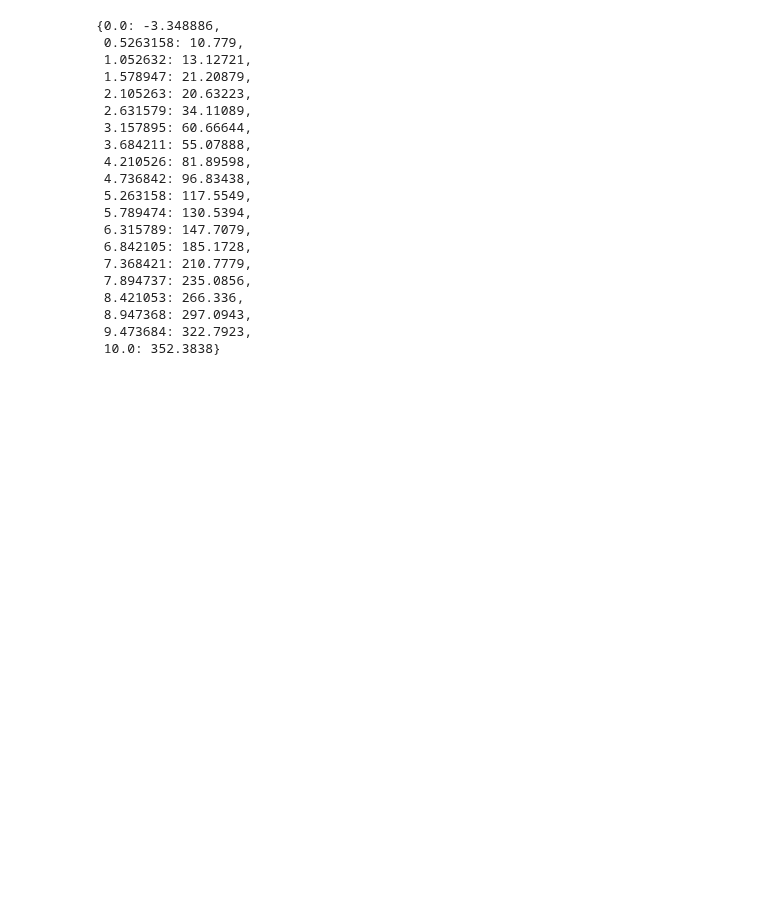
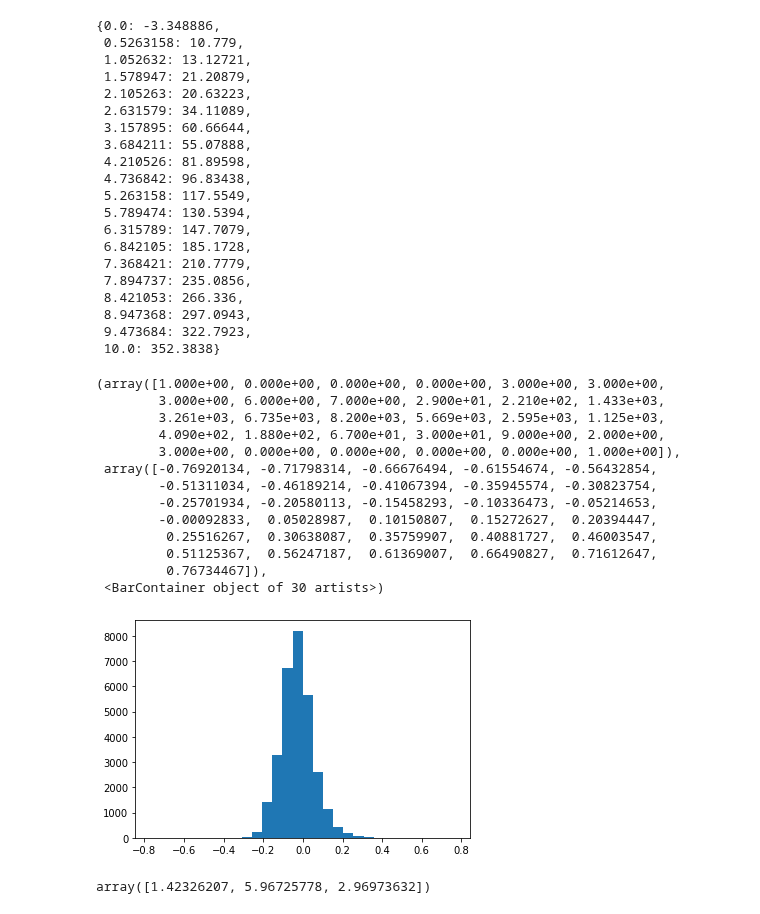
Before and after one commit to DanielBarrreto/Codigos_utiles, a Jupyter notebook: Week11/MinimosBootstrapping.ipynb, the cells around one changed output. Cells and saved outputs as stored; diff of their text form; code cells hidden in the pictures; blank space fills up the shorter version.

```diff
--- a/Week11/MinimosBootstrapping.ipynb
+++ b/Week11/MinimosBootstrapping.ipynb
@@ -213,0 +212,24 @@ Mean_Dist = GetBootstrapping(x)
+# %%
+Mean_Dist = GetBootstrapping(x,n=2)
+# %%
+plt.hist(Mean_Dist[:,3],bins=30)
+# %% [output]
+(array([1.000e+00, 0.000e+00, 0.000e+00, 0.000e+00, 3.000e+00, 3.000e+00,
+        3.000e+00, 6.000e+00, 7.000e+00, 2.900e+01, 2.210e+02, 1.433e+03,
+        3.261e+03, 6.735e+03, 8.200e+03, 5.669e+03, 2.595e+03, 1.125e+03,
+        4.090e+02, 1.880e+02, 6.700e+01, 3.000e+01, 9.000e+00, 2.000e+00,
+        3.000e+00, 0.000e+00, 0.000e+00, 0.000e+00, 0.000e+00, 1.000e+00]),
+ array([-0.76920134, -0.71798314, -0.66676494, -0.61554674, -0.56432854,
+        -0.51311034, -0.46189214, -0.41067394, -0.35945574, -0.30823754,
+        -0.25701934, -0.20580113, -0.15458293, -0.10336473, -0.05214653,
+        -0.00092833,  0.05028987,  0.10150807,  0.15272627,  0.20394447,
+         0.25516267,  0.30638087,  0.35759907,  0.40881727,  0.46003547,
+         0.51125367,  0.56247187,  0.61369007,  0.66490827,  0.71612647,
+         0.76734467]),
+ <BarContainer object of 30 artists>)
+[figure, added]
+# %%
+params = np.percentile(Mean_Dist,50,axis=0)
+params
+# %% [output]
+array([1.42326207, 5.96725778, 2.96973632])
```
Also changed, not shown: parts of 3 cells of this notebook.
